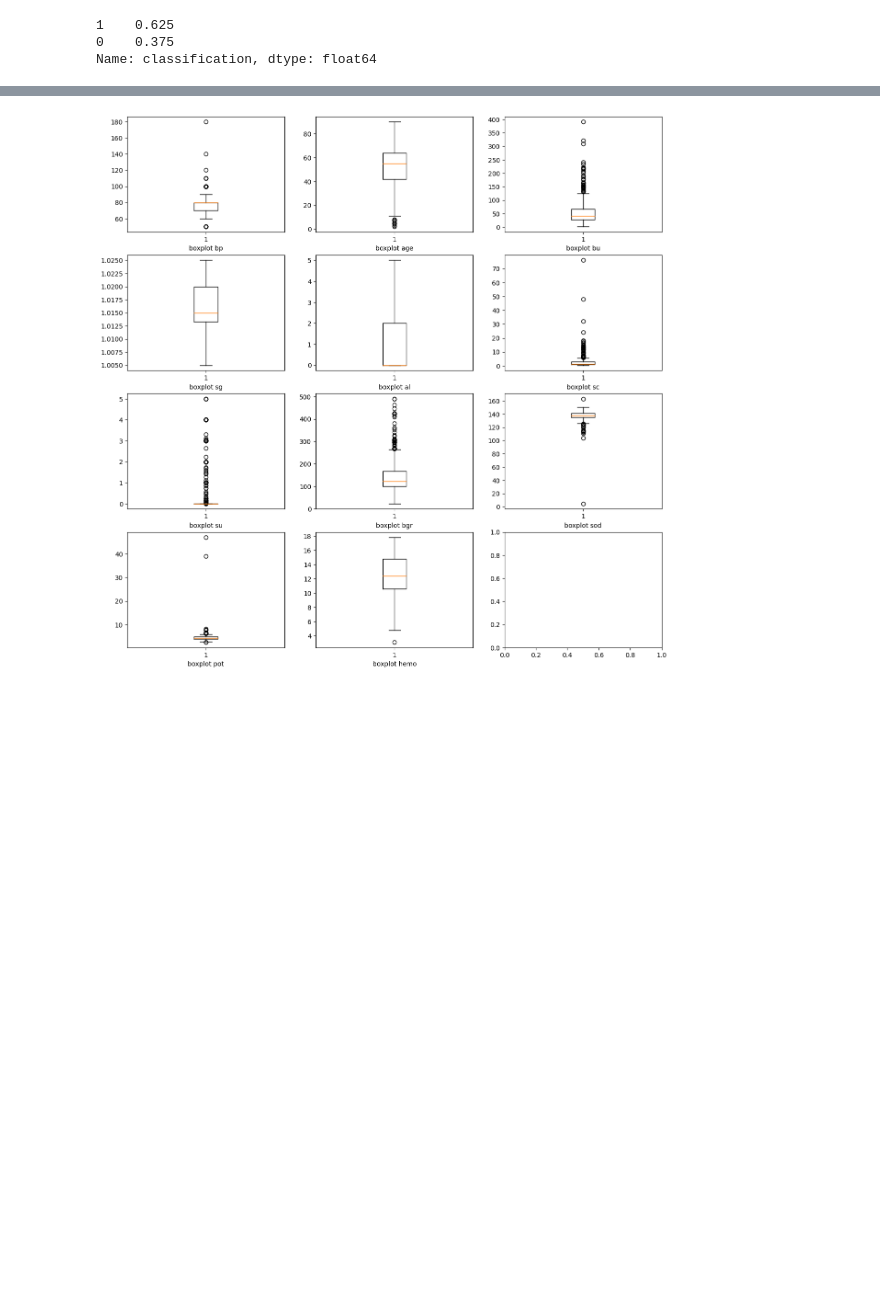
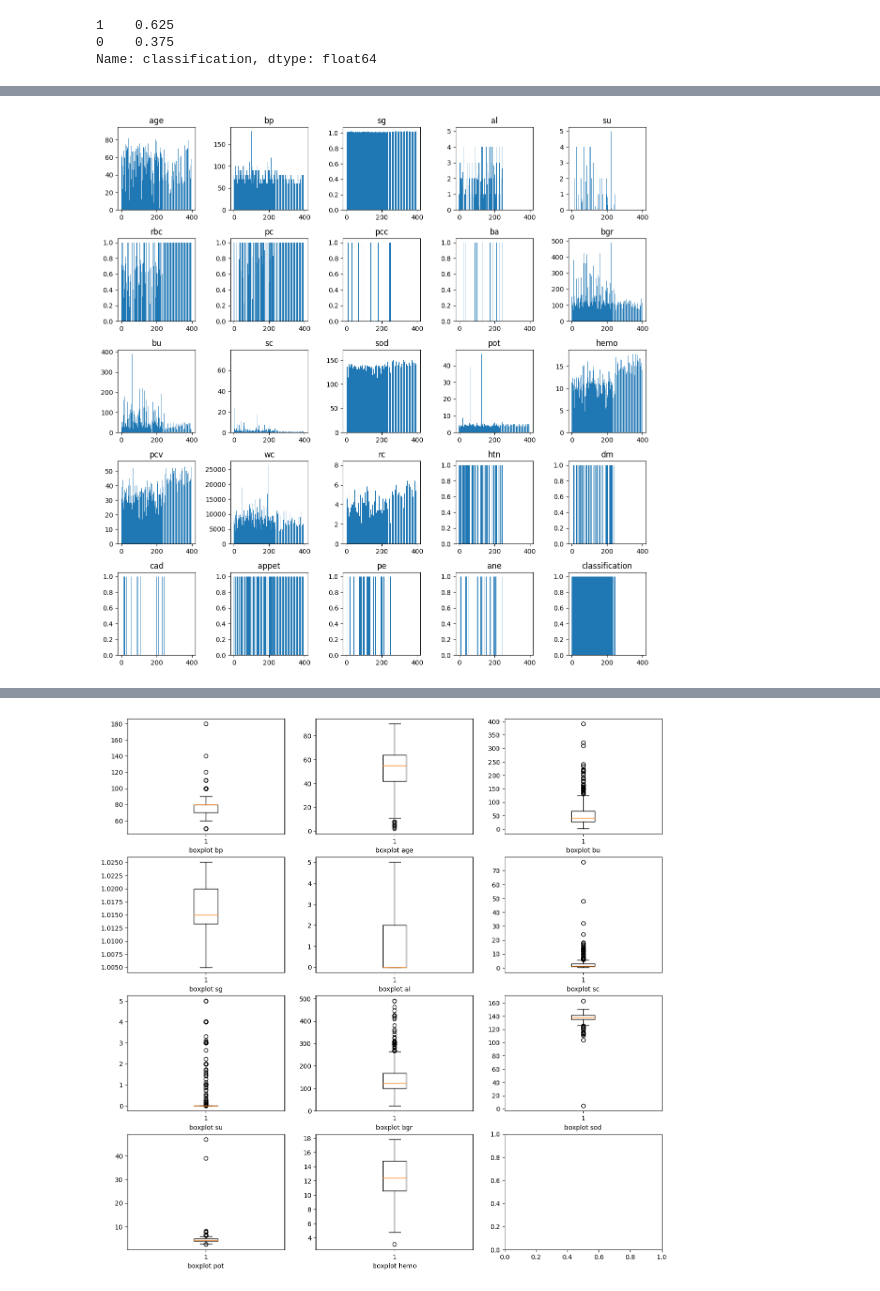
Before and after one commit to syedahmmednorthsouth/ckd_prediction, a Jupyter notebook: kidney.ipynb, the cells around one changed output, grey strips where cells are left out. Drawn from its saved outputs; the diff is of its cells as text; code cells hidden in the pictures; blank space fills up the shorter version.

```diff
--- a/kidney.ipynb
+++ b/kidney.ipynb
@@ -180,0 +196,14 @@ df =pd.DataFrame(df,columns=['age', 'bp', 'sg', 'al', 'su', 'rbc', 'pc', 'pcc',
+# %%
+# Create a 5 x 5 grid of subplots
+fig, axes = plt.subplots(nrows=5, ncols=5, figsize=(12, 12))
+
+# Iterate over the columns of the DataFrame and create a bar plot for each column in a subplot
+for i, col in enumerate(df.columns):
+    ax = axes[i // 5, i % 5]
+    ax.bar(df.index, df[col])
+    ax.set_title(col)
+
+plt.tight_layout()
+plt.show()
+# %% [output]
+[figure, added]
```
Also changed, not shown: parts of 31 cells of this notebook.
